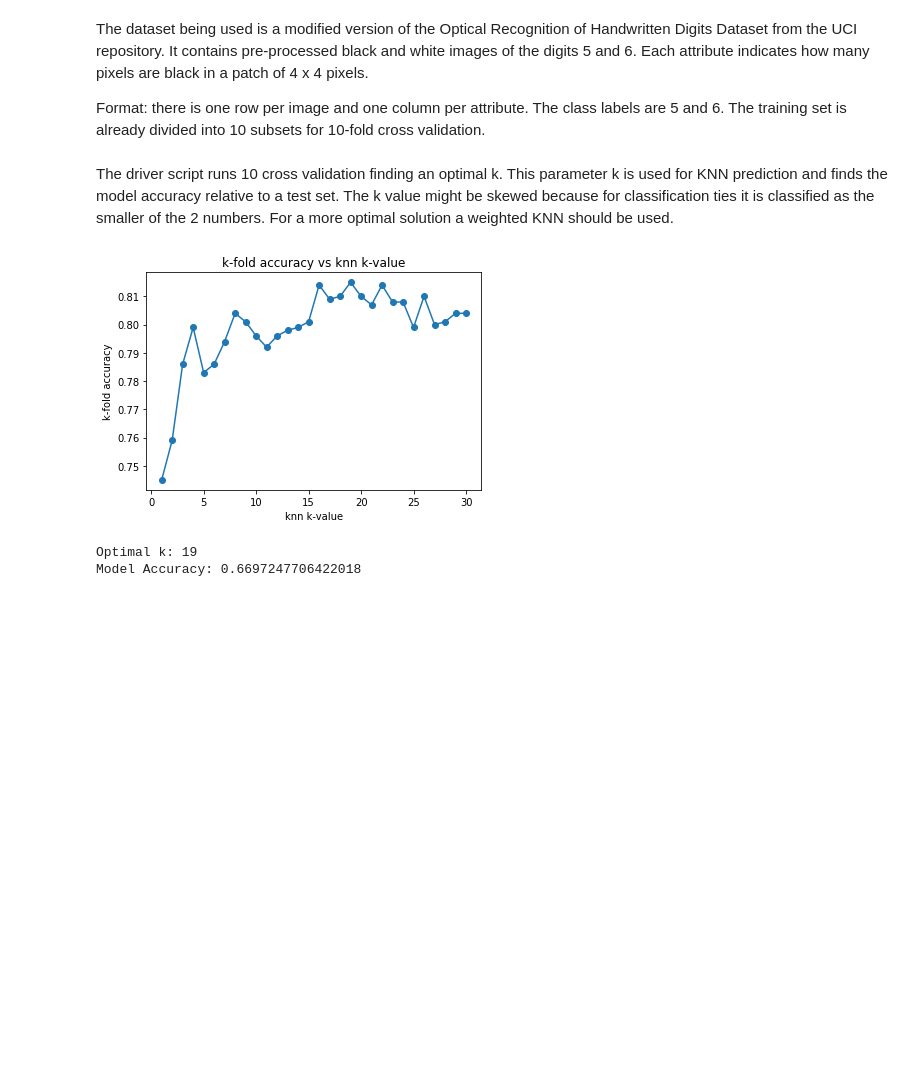
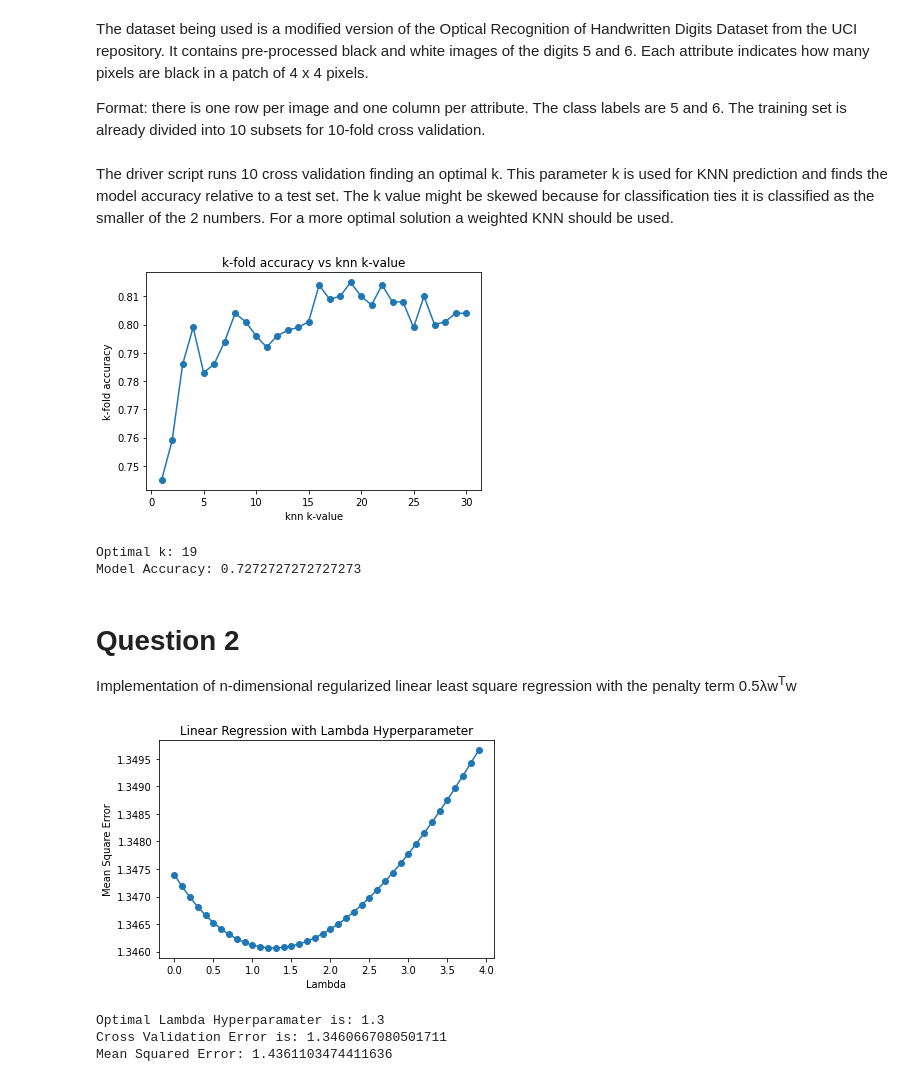
Before and after one commit to RohanK99/machine-learning, a Jupyter notebook: CS480A1.ipynb, the cells around one changed output. Cells and saved outputs as stored; diff of their text form; code cells hidden in the pictures; blank space fills up the shorter version.

Commit message:
Regularized Linear Regression and evaluation of loss functions

```diff
--- a/CS480A1.ipynb
+++ b/CS480A1.ipynb
@@ -42,7 +42,7 @@ class NearestNeighbors:
   def model_accuracy(self, X, y):
       classifications = self.predict(X)
       correct = 0
-      for i in classifications:
+      for i in range(len(classifications)):
         if classifications[i] == y[i]:
           correct += 1
       model_accuracy = correct / len(y)
@@ -63,7 +63,7 @@ def read_test_data():
   label_url = github_url + 'testLabels.csv'
   data = pd.read_csv(data_url, header=None)
   test_data = data.values.tolist()
-  labels = pd.read_csv(label_url)
+  labels = pd.read_csv(label_url, header=None)
   test_labels = labels.values.tolist()
   return test_data, list(itertools.chain.from_iterable(test_labels))
 
@@ -81,7 +81,7 @@ def read_training_data():
   return training_data, training_labels
 
 # X must be already be split into cv parts
-def cross_validation(X, y, cv=10):
+def knn_cross_validation(X, y, cv=10):
   accuracy = [0]*int((len(list(itertools.chain.from_iterable(X)))*((cv-1)/cv)))
   for i in range(0, len(X)):
     validation_set = X[i]
@@ -107,7 +107,7 @@ The driver script runs 10 cross validation finding an optimal k. This parameter
 import matplotlib.pyplot as plt
 
 training_data, training_labels = read_training_data()
-x, y = cross_validation(training_data, training_labels)
+x, y = knn_cross_validation(training_data, training_labels)
 plt.plot(x[1:31], y[1:31], '-o') # peak can be found in first 30 values
 plt.title('k-fold accuracy vs knn k-value')
 plt.ylabel('k-fold accuracy')
@@ -117,7 +117,7 @@ plt.show()
 # format training_data for model_accuracy
 training_data = list(itertools.chain.from_iterable(training_data))
 training_labels = list(itertools.chain.from_iterable( \
-                  list(itertools.chain.from_iterable(training_labels))))
+                    list(itertools.chain.from_iterable(training_labels))))
 test_data, test_labels = read_test_data()
 
 k = y.index(max(y)) # optimal k
@@ -128,4 +128,9 @@ print("Model Accuracy: " + str(n.model_accuracy(test_data, test_labels)))
 # %% [output]
 [figure]
 Optimal k: 19
-Model Accuracy: 0.6697247706422018
+Model Accuracy: 0.7272727272727273
+# %% [markdown]
+# Question 2
+
+Implementation of n-dimensional regularized linear least square regression with the
+penalty term 0.5λw<sup>T</sup>w
@@ -131,0 +198,35 @@ Model Accuracy: 0.6697247706422018
+# %%
+# find best value for lambda
+training_input, training_target = read_training_data()
+accuracy = linear_regression_cross_validation(training_input, training_target)
+
+# plot Mean Square error in relation to Lambda
+x = np.arange(0, 4, 0.1).tolist()
+plt.plot(x, accuracy, '-o')
+plt.title('Linear Regression with Lambda Hyperparameter')
+plt.ylabel('Mean Square Error')
+plt.xlabel('Lambda')
+plt.show()
+
+# shape data to predict against full training set
+optimal_lambda = accuracy.index(min(accuracy))*0.1
+print("Optimal Lambda Hyperparamater is: " + str(optimal_lambda))
+print("Cross Validation Error is: " + str(min(accuracy)))
+training_target = np.array(list(itertools.chain.from_iterable(training_target)))
+training_input = np.array(list(itertools.chain.from_iterable(training_input)))
+training_input = np.c_[np.ones(training_target.size), training_input]
+theta = linear_regression(training_input, training_target, optimal_lambda)
+
+# predict test input and find squared error
+test_input, test_target = read_test_data()
+test_target = np.array(test_target)
+test_input = np.array(test_input)
+test_input = np.c_[np.ones(test_target.size), test_input]
+predicted = test_input@theta
+squared_error = np.square(predicted - test_target)
+print("Mean Squared Error: " + str(np.mean(squared_error)))
+# %% [output]
+[figure, added]
+Optimal Lambda Hyperparamater is: 1.3
+Cross Validation Error is: 1.3460667080501711
+Mean Squared Error: 1.4361103474411636
```
Also changed, not shown: parts of 2 cells of this notebook.
